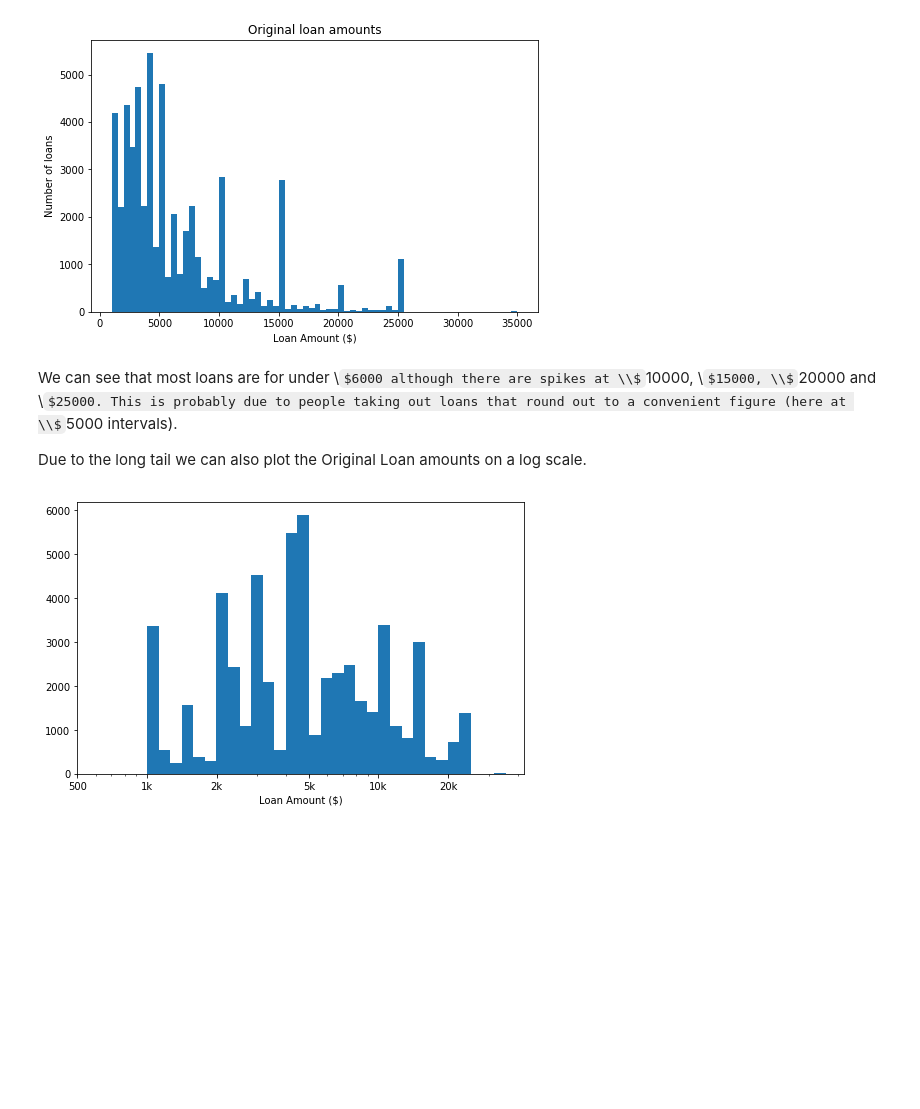
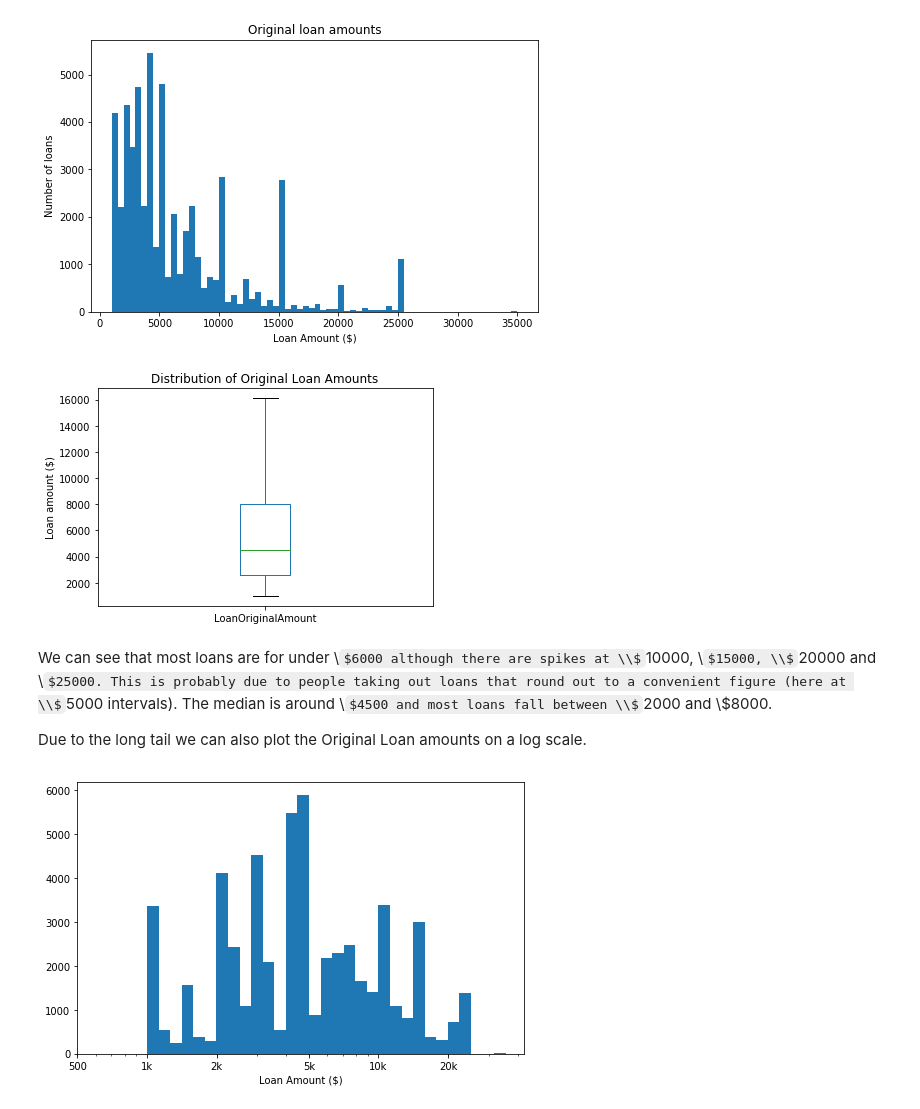
Before and after one commit to Jeffro80/DAND_Communicate_Findings, a Jupyter notebook: exploration-WORKING.ipynb, the cells around one changed output. Saved outputs shown, nothing was run; the diff lists cells and outputs as text; code cells hidden in the pictures; some formulas as TeX source; blank space fills up the shorter version.

```diff
--- a/exploration-WORKING.ipynb
+++ b/exploration-WORKING.ipynb
@@ -441,8 +441,14 @@ plt.title('Original loan amounts')
 plt.show()
 # %% [output]
 [figure]
+# %%
+loans['LoanOriginalAmount'].plot(kind='box', showfliers=False)
+plt.ylabel('Loan amount ($)')
+plt.title('Distribution of Original Loan Amounts');
+# %% [output]
+[figure, added]
 # %% [markdown]
-We can see that most loans are for under \\$6000 although there are spikes at \\$10000, \\$15000, \\$20000 and \\$25000. This is probably due to people taking out loans that round out to a convenient figure (here at \\$5000 intervals).
+We can see that most loans are for under \\$6000 although there are spikes at \\$10000, \\$15000, \\$20000 and \\$25000. This is probably due to people taking out loans that round out to a convenient figure (here at \\$5000 intervals). The median is around \\$4500 and most loans fall between \\$2000 and \\$8000.
 
 Due to the long tail we can also plot the Original Loan amounts on a log scale.
 # %%
```
Also changed, not shown: parts of 7 cells of this notebook.
